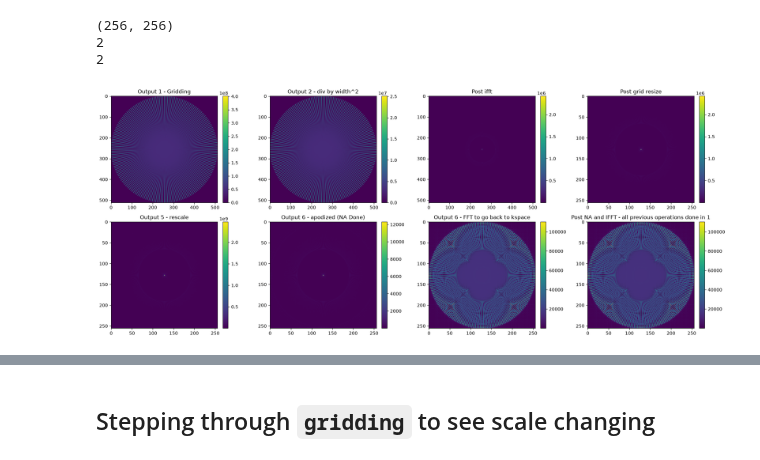
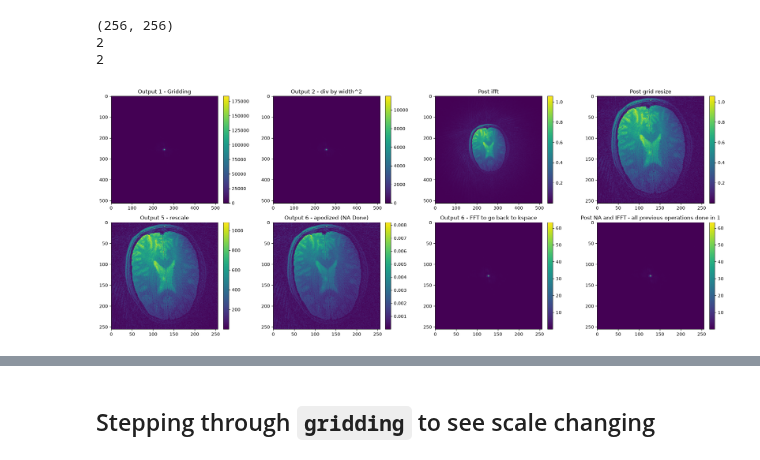
Before and after one commit to aymmulla/MSc-Project-ZTE, a Jupyter notebook: NUFFT Problems/Investigating Scaling.ipynb, the cells around one changed output, grey strips where cells are left out. Saved outputs shown, nothing was run; the diff lists cells and outputs as text; code cells hidden in the pictures.

```diff
--- a/NUFFT Problems/Investigating Scaling.ipynb
+++ b/NUFFT Problems/Investigating Scaling.ipynb
@@ -319,7 +330,7 @@ print(oversamp)
 2
 # %%
 x = np.ones(shape=(192,256), dtype=complex)
-#x = zte_radial_kspace[0]
+x = zte_radial_kspace[0]
 
 dcf = np.sqrt(zte_radial_coords[..., 0]**2 + zte_radial_coords[..., 1]**2)
 
@@ -358,6 +369,9 @@ x_gridding = sp.gridding(x, zte_radial_coords, shape=(256, 256), kernel='kaiser_
 
 x_post = sp.nufft(x_cart, zte_radial_coords)
 # %%
+x = np.ones(shape=(192,256), dtype=complex)
+x = zte_radial_kspace[0]
+
 fig, ax = plt.subplots(2, 4, figsize=(20, 8))
 
 
@@ -376,31 +390,31 @@ fig.colorbar(im3, ax=ax[0, 2], fraction=0.046, pad=0.04)
 
 im_NA = ax[0, 3].imshow(np.abs(output4),cmap="viridis")
 ax[0, 3].set_title("Post grid resize")
 fig.colorbar(im_NA, ax=ax[0, 3], fraction=0.046, pad=0.04)
 
 im4 = ax[1, 0].imshow(np.abs(output5), cmap="viridis")
 ax[1, 0].set_title("Output 5 - rescale")
 fig.colorbar(im4, ax=ax[1, 0], fraction=0.046, pad=0.04)
 
 fourier._apodize(output5, ndim=ndim,oversamp=oversamp, width=width, beta=beta) ###NOTE: line needs to be here bc fur.apod operates in place
 
 im5 = ax[1, 1].imshow(np.abs(output5), cmap="viridis")
 ax[1, 1].set_title("Output 6 - apodized (NA Done)")
 fig.colorbar(im5, ax=ax[1, 1], fraction=0.046, pad=0.04)
 ### NA is Done
 
 output6 = sp.fft(output5,oshape=(256, 256), norm=None)
 
 
 im5 = ax[1, 2].imshow(np.abs(output6), cmap="viridis")
 ax[1, 2].set_title("Output 6 - FFT to go back to kspace")
 fig.colorbar(im5, ax=ax[1, 2], fraction=0.046, pad=0.04)
 
 im_NA = ax[1, 3].imshow(np.abs(x_cart), cmap="viridis")
 ax[1, 3].set_title("Post NA and IFFT - all previous operations done in 1")
 fig.colorbar(im_NA, ax=ax[1, 3], fraction=0.046, pad=0.04)
 
 plt.tight_layout()
 plt.show()
 # %% [output]
-[figure, old version]
+[figure, new version]
```
Also changed, not shown: parts of 6 cells of this notebook, 32 other files.
